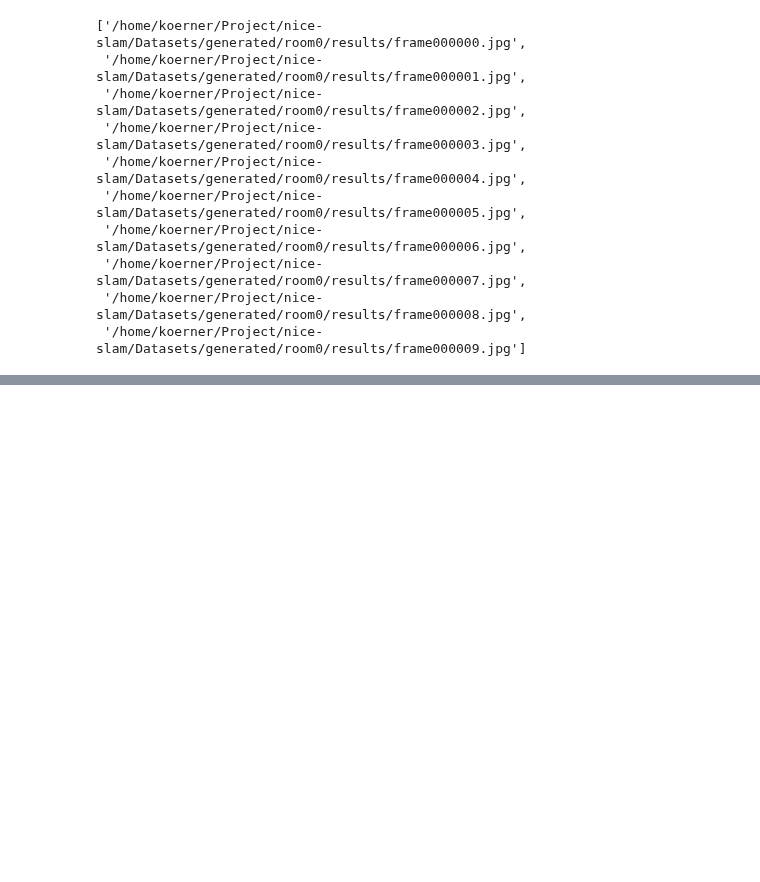
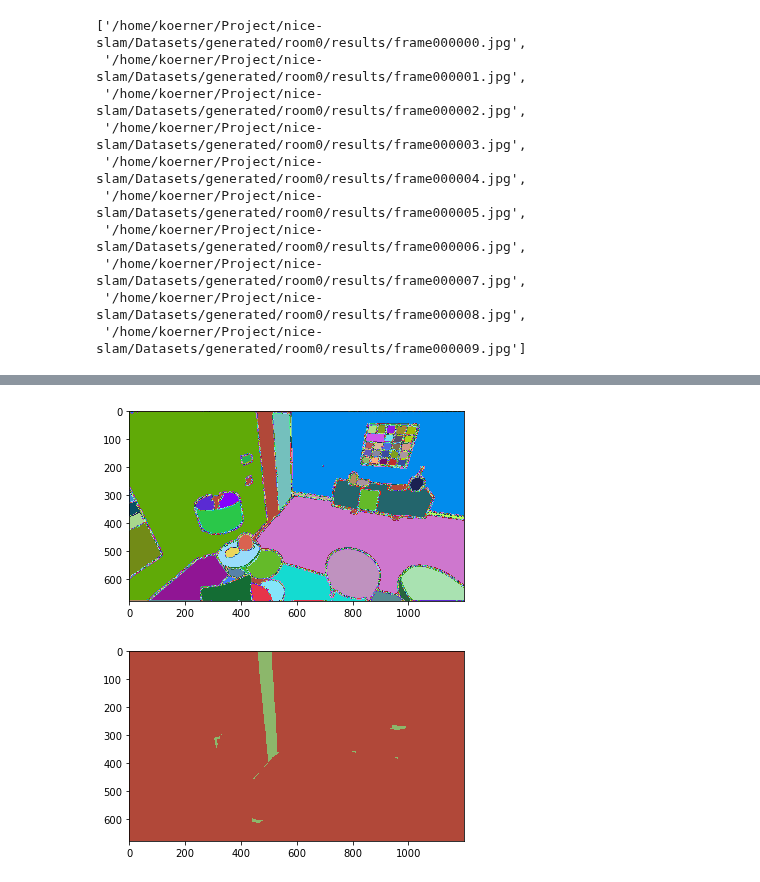
Before and after one commit to doginono/SceneSAM, a Jupyter notebook: test_sam.ipynb, the cells around one changed output, grey strips where cells are left out. Cells and saved outputs as stored; diff of their text form; code cells hidden in the pictures; blank space fills up the shorter version.

```diff
--- a/test_sam.ipynb
+++ b/test_sam.ipynb
@@ -42,0 +65,7 @@ with open(store_path, 'wb') as f:
+# %%
+ids = id_generation.generateIds(mask, 500)
+visualizer.visualize(ids)
+visualizer.visualize(ids==-2)
+# %% [output]
+[figure, added]
+[figure, added]
```
Also changed, not shown: parts of 8 cells of this notebook, 10 other files.
